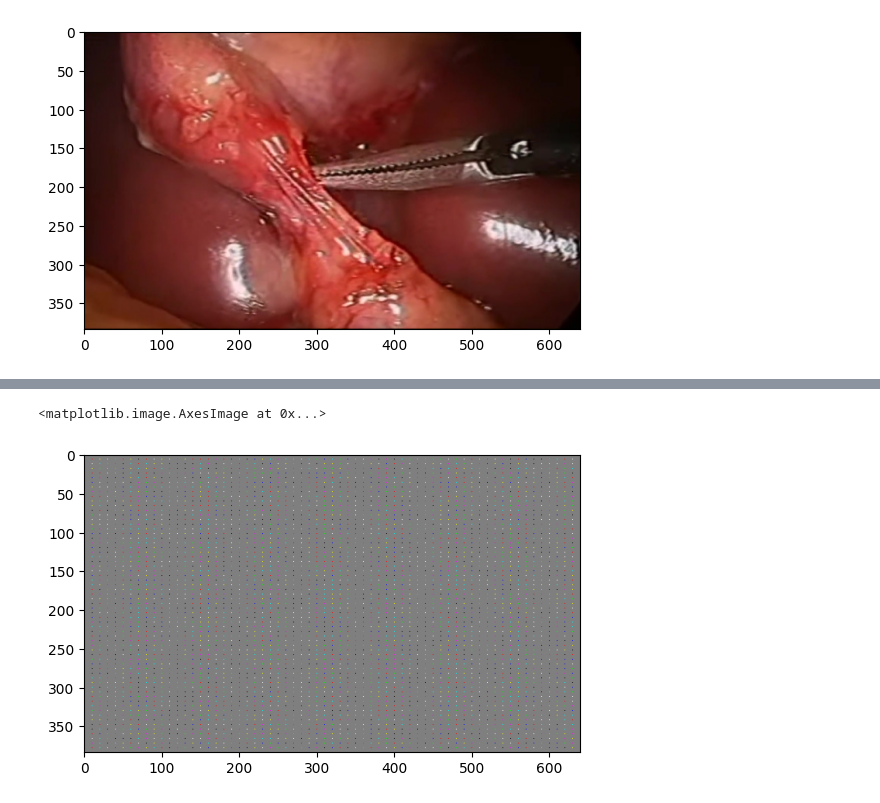
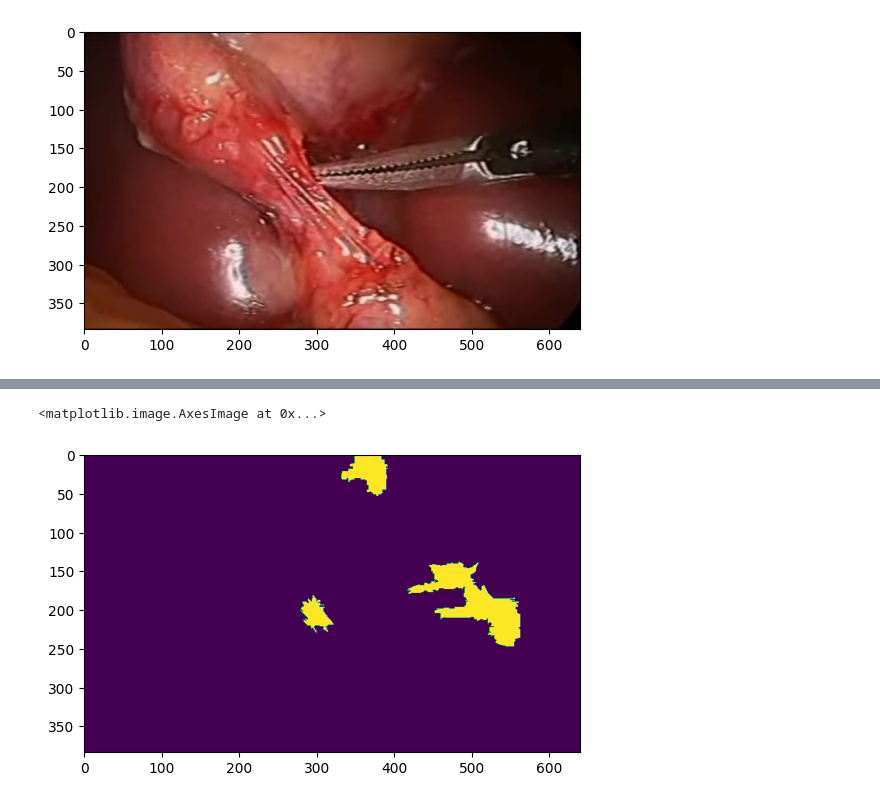
Before and after one commit to ShaileshSridhar2403/exlib, a Jupyter notebook: notebooks/abdomen_organs.ipynb, the cells around one changed output, grey strips where cells are left out. Cells and saved outputs as stored; diff of their text form; code cells hidden in the pictures.

Commit message:
lime image segmentation can finally kinda run!

```diff
--- a/notebooks/abdomen_organs.ipynb
+++ b/notebooks/abdomen_organs.ipynb
@@ -33,7 +33,7 @@ model = AbodmenSegmentationModel(in_channels=3, out_channels=3)
 #         classes = 3,
 #         activation = "softmax2d"
 #     )
-model.unet.load_state_dict(state_dict["model_state_dict"])
+# model.unet.load_state_dict(state_dict["model_state_dict"])
 model.unet.eval()
 model.eval();
 # %%
@@ -67,7 +67,7 @@ Clipping input data to the valid range for imshow with RGB data ([0..1] for floa
 # %%
 cls_model = AbdomenClassificationModel(3, 6)
 # %%
-X = torch.stack([x,x])
+X = torch.stack([x,x,x])
 y = cls_model(X)
 y
 # %% [output]
@@ -82,4 +83,5 @@ intg_class = IntGradImageClass(cls_model)
 intg_seg = IntGradImageSeg(model)
 
 new_lime = LimeImageClass(cls_model)
+lime_seg = LimeImageSeg(model)
 old_lime = TorchImageLime(cls_model)
@@ -92,0 +94,2 @@ preparation label is tensor([0, 0])
+# %%
+lime_seg_exp = lime_seg(X, label=[0,1,2])
@@ -93,5 +105,5 @@ preparation label is tensor([0, 0])
 # %%
-plt.imshow(intg_class_exp.attributions[1].sigmoid_().numpy().transpose(1,2,0), cmap="gray")
+plt.imshow(lime_seg_exp.attributions[1].numpy())
 # %% [output]
 <matplotlib.image.AxesImage at 0x...>
-[figure, old version]
+[figure, new version]
```
Also changed, not shown: parts of 38 cells of this notebook, 2 other files.
